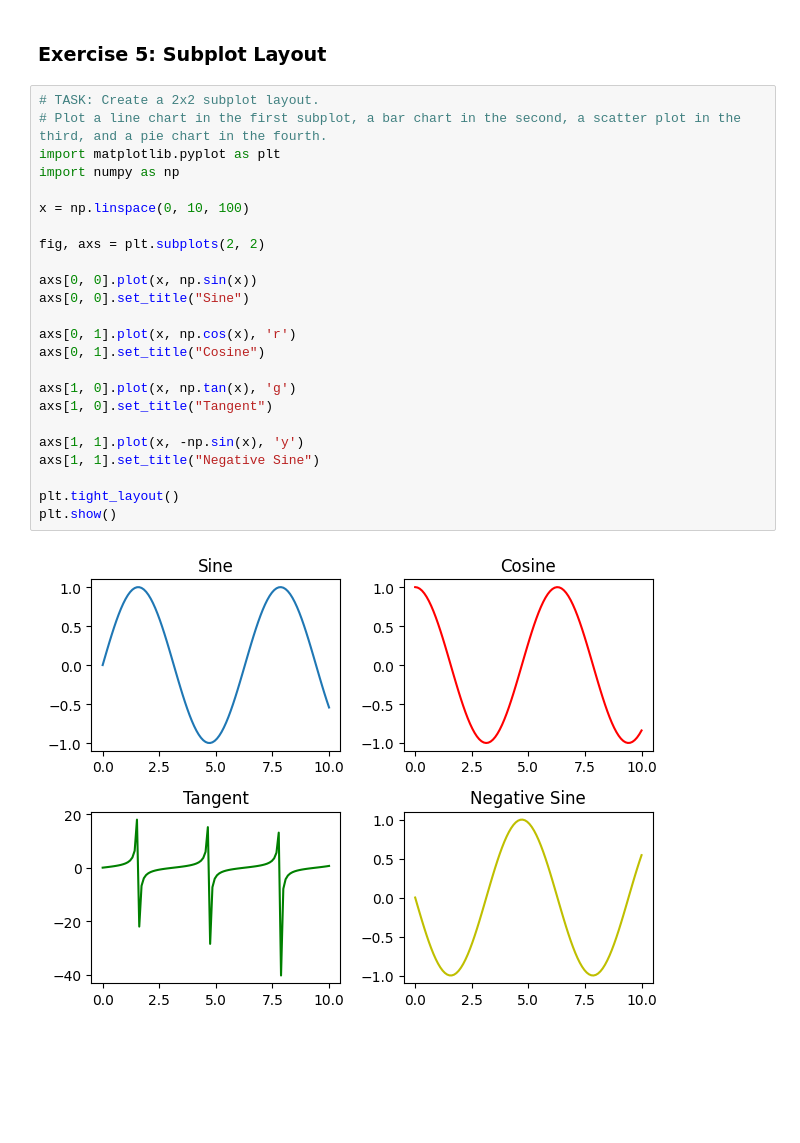
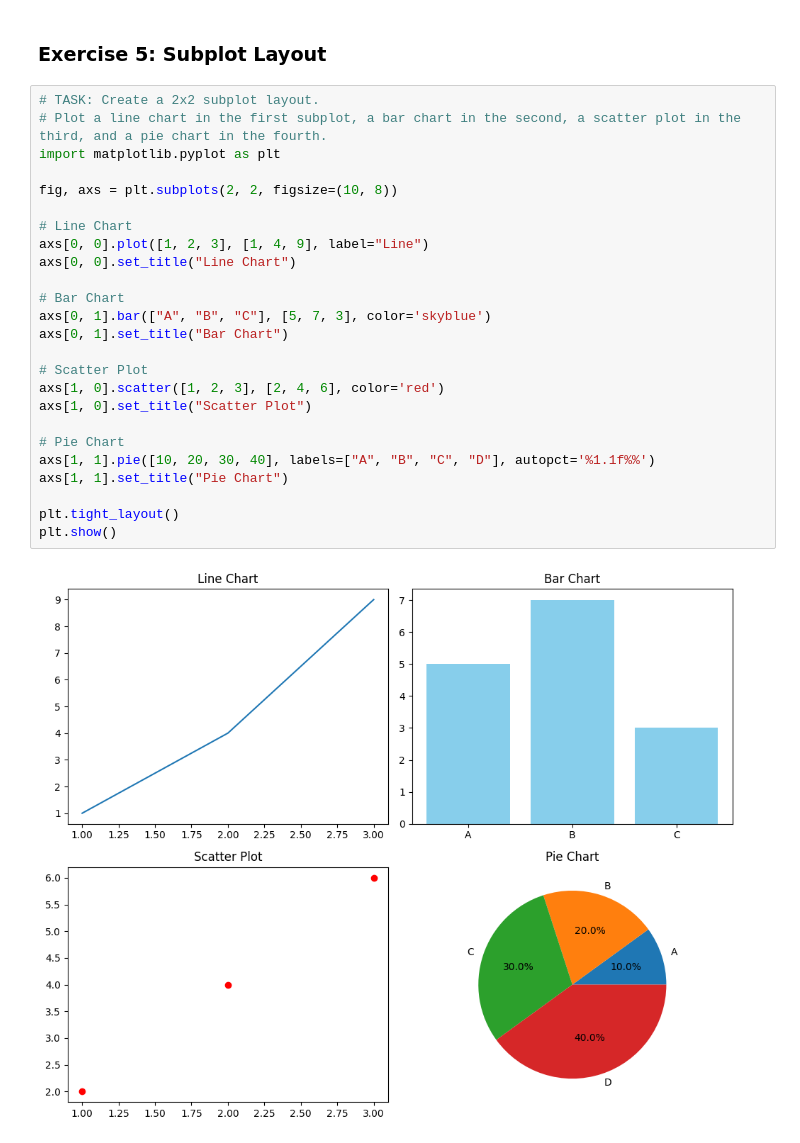
Before and after one commit to sindhumeghu/python-jupyter-template, a Jupyter notebook: src/5-subplot.ipynb, the cells around one changed output. Saved outputs shown, nothing was run; the diff lists cells and outputs as text; blank space fills up the shorter version.

```diff
--- a/src/5-subplot.ipynb
+++ b/src/5-subplot.ipynb
@@ -3,26 +3,27 @@
 # %%
 # TASK: Create a 2x2 subplot layout.
 # Plot a line chart in the first subplot, a bar chart in the second, a scatter plot in the third, and a pie chart in the fourth.
 import matplotlib.pyplot as plt
-import numpy as np
 
-x = np.linspace(0, 10, 100)
+fig, axs = plt.subplots(2, 2, figsize=(10, 8))
 
-fig, axs = plt.subplots(2, 2)
+# Line Chart
+axs[0, 0].plot([1, 2, 3], [1, 4, 9], label="Line")
+axs[0, 0].set_title("Line Chart")
 
-axs[0, 0].plot(x, np.sin(x))
-axs[0, 0].set_title("Sine")
+# Bar Chart
+axs[0, 1].bar(["A", "B", "C"], [5, 7, 3], color='skyblue')
+axs[0, 1].set_title("Bar Chart")
 
-axs[0, 1].plot(x, np.cos(x), 'r')
-axs[0, 1].set_title("Cosine")
+# Scatter Plot
+axs[1, 0].scatter([1, 2, 3], [2, 4, 6], color='red')
+axs[1, 0].set_title("Scatter Plot")
 
-axs[1, 0].plot(x, np.tan(x), 'g')
-axs[1, 0].set_title("Tangent")
-
-axs[1, 1].plot(x, -np.sin(x), 'y')
-axs[1, 1].set_title("Negative Sine")
+# Pie Chart
+axs[1, 1].pie([10, 20, 30, 40], labels=["A", "B", "C", "D"], autopct='%1.1f%%')
+axs[1, 1].set_title("Pie Chart")
 
 plt.tight_layout()
 plt.show()
 # %% [output]
-[figure, old version]
+[figure, new version]
```
Also changed, not shown: 5 other files.
